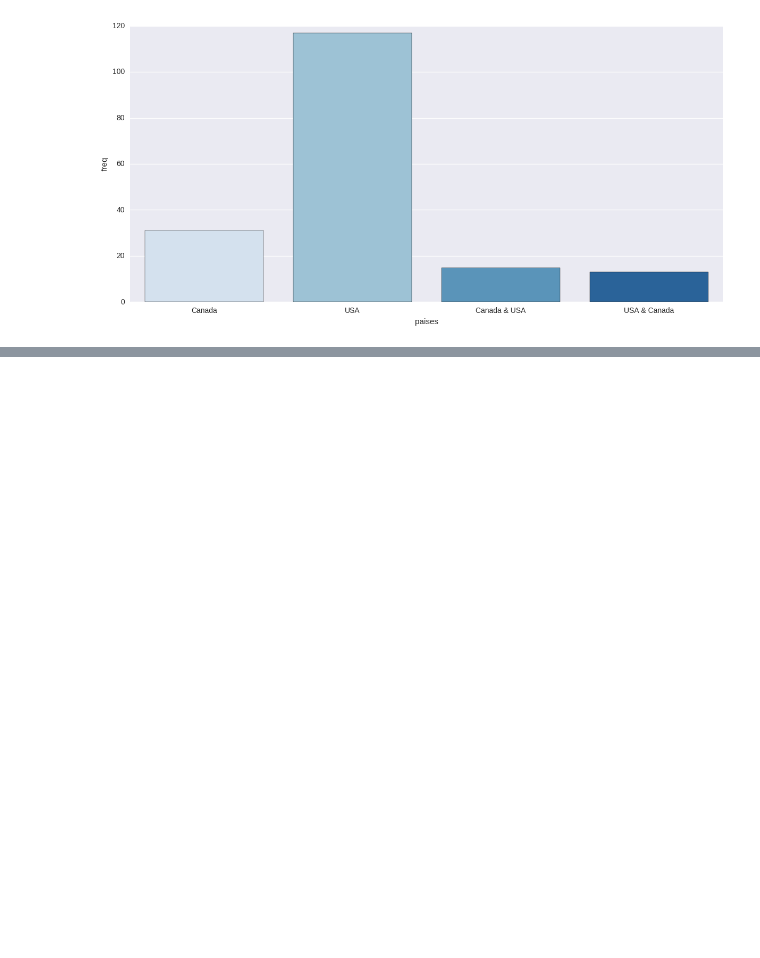
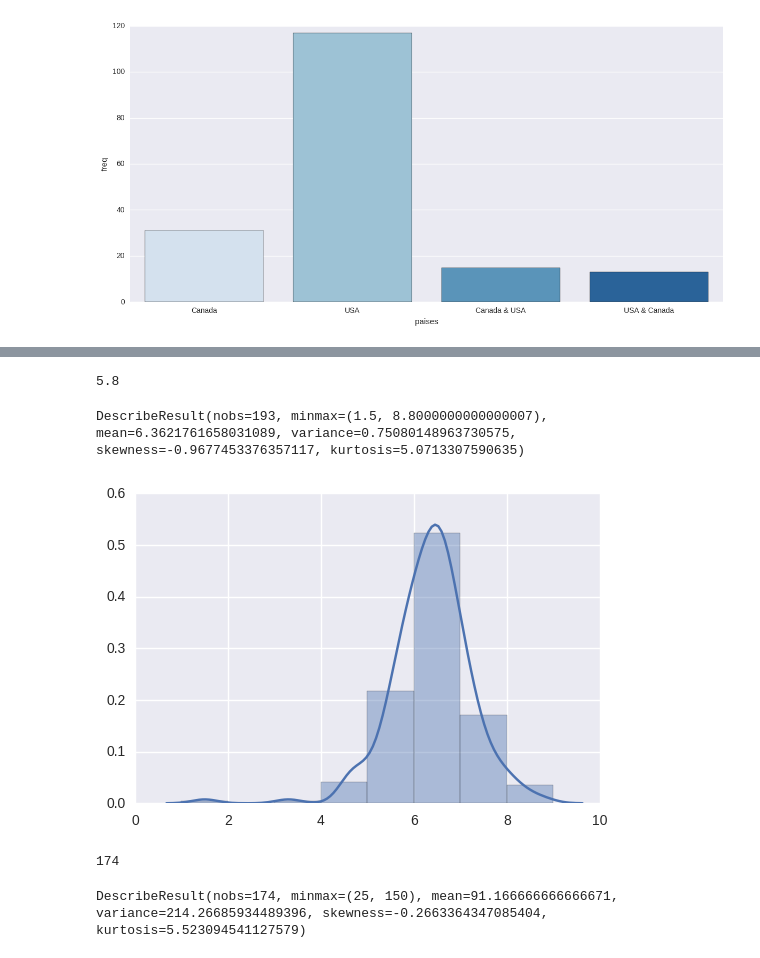
Before and after one commit to SCloves/filmes_de_natal_iMDb, a Jupyter notebook: filmes_natal_iMBDb.ipynb, the cells around one changed output, grey strips where cells are left out. Drawn from its saved outputs; the diff is of its cells as text; code cells hidden in the pictures; blank space fills up the shorter version.

Commit message:
salvando dados

```diff
--- a/filmes_natal_iMBDb.ipynb
+++ b/filmes_natal_iMBDb.ipynb
@@ -526,2 +528,9 @@ for titulo, link in zip(titulos_filmes, links_filmes):
 # %% [markdown]
 # Análises dos Dados
+# %%
+import ast
+
+f = open('dados_filmes_natal', 'r')
+dados = f.readlines()
+# %%
+lista_filmes = ast.literal_eval(dados[0])
@@ -757,0 +787,2 @@ sns.factorplot('paises', 'freq', data=df, kind="bar",palette="Blues",size=6,aspe
+# %%
+rates = [filme['score'] for filme in lista_filmes if filme['score'] != None]
@@ -757,0 +809,16 @@ sns.factorplot('paises', 'freq', data=df, kind="bar",palette="Blues",size=6,aspe
+# %%
+rates[-1] = rates[-1]['score']
+# %%
+rates[-1]
+# %% [output]
+5.8
+# %%
+# medidas resumo
+stats.describe(rates)
+# %% [output]
+DescribeResult(nobs=193, minmax=(1.5, 8.8000000000000007), mean=6.3621761658031089, variance=0.75080148963730575, skewness=-0.9677453376357117, kurtosis=5.0713307590635)
+# %%
+# distribuição
+sns.distplot(rates, bins=range(0, 10, 1));
+# %% [output]
+[figure, added]
@@ -757,0 +827,9 @@ sns.factorplot('paises', 'freq', data=df, kind="bar",palette="Blues",size=6,aspe
+# %%
+len(duracao)
+# %% [output]
+174
+# %%
+# medidas resumo
+stats.describe(duracao)
+# %% [output]
+DescribeResult(nobs=174, minmax=(25, 150), mean=91.166666666666671, variance=214.26685934489396, skewness=-0.2663364347085404, kurtosis=5.523094541127579)
```
Also changed, not shown: parts of 26 cells of this notebook, 1 other file.
